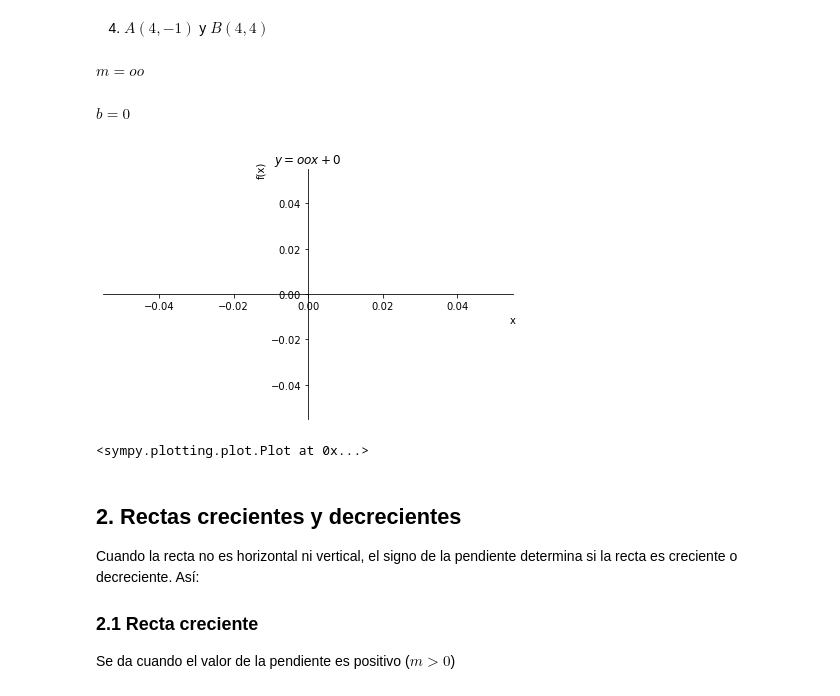
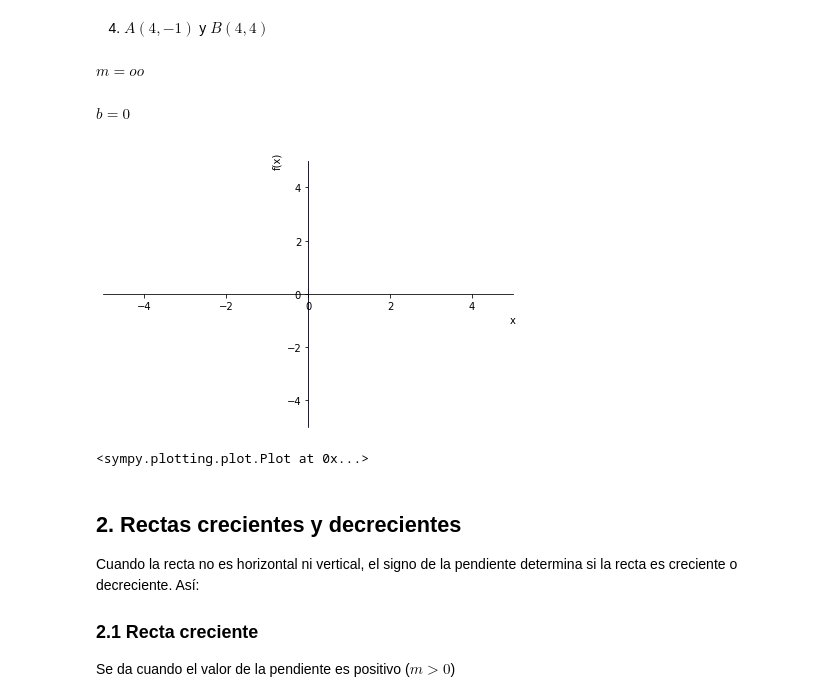
Before and after one commit to tigarto/calculo1, a Jupyter notebook: rectas.ipynb, the cells around one changed output. Saved outputs shown, nothing was run; the diff lists cells and outputs as text; code cells hidden in the pictures.

```diff
--- a/rectas.ipynb
+++ b/rectas.ipynb
@@ -85,18 +85,19 @@ $b = 0$
 # %%
 # Calculo de la recta
 x = symbols('x')
 A = Point2D(4,1)
 B = Point2D(4,4)
 y = Line(A,B)
 m = y.slope
 display(Latex("$m = {0}$".format(m)))
 b = y.subs(y,0)
 display(Latex("$b = {0}$".format(b)))
-symplot(m*x+b, title = "$y = {0}x+{1}$".format(m,b))
+#symplot(m*x+b, title = "$y = {0}x+{1}$".format(m,b))
+plot_implicit(Eq(x, 0))
 # %% [output]
 $m = oo$
 $b = 0$
-[figure, old version]
+[figure, new version]
 <sympy.plotting.plot.Plot at 0x...>
 # %% [markdown]
 ## 2. Rectas crecientes y decrecientes
```
